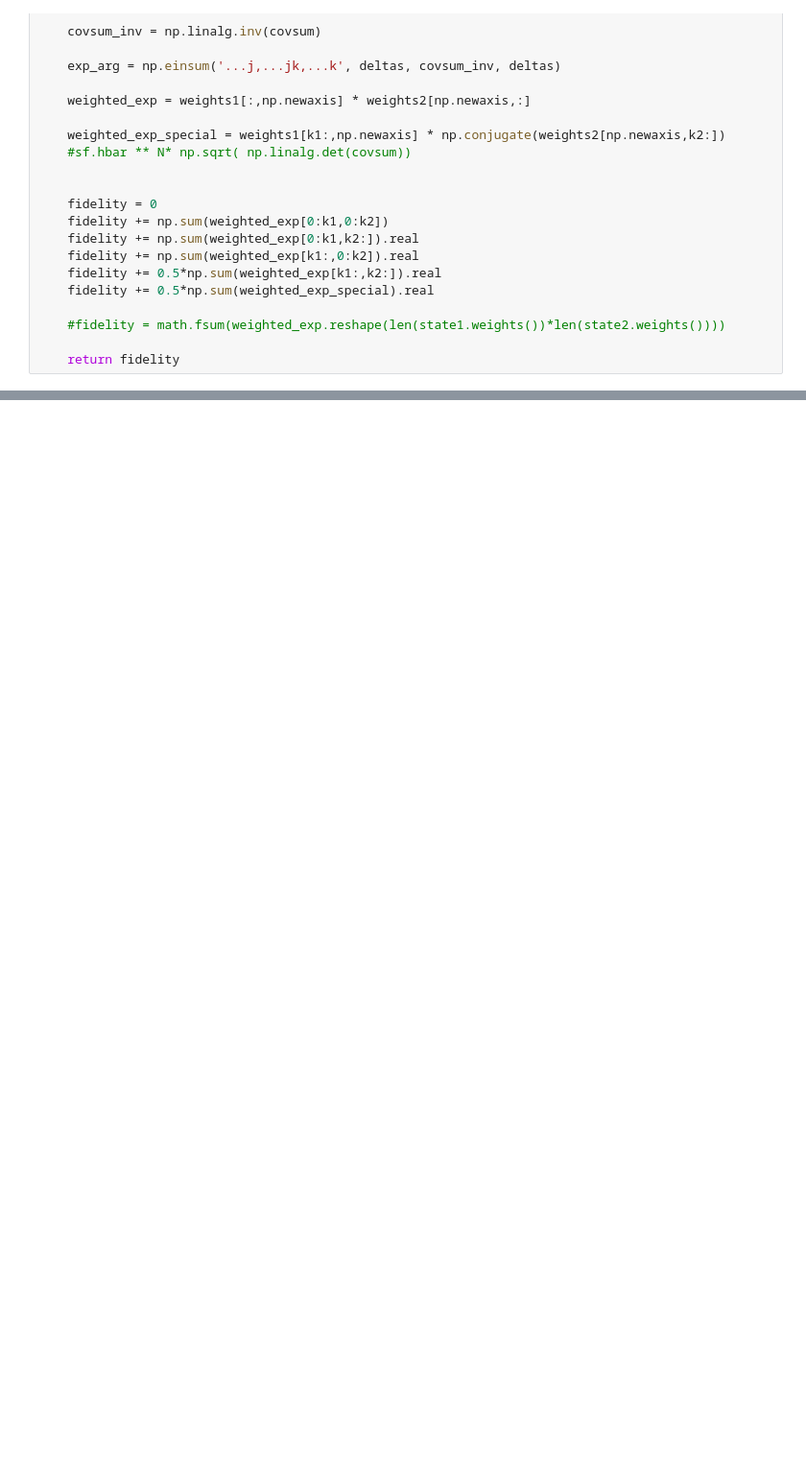
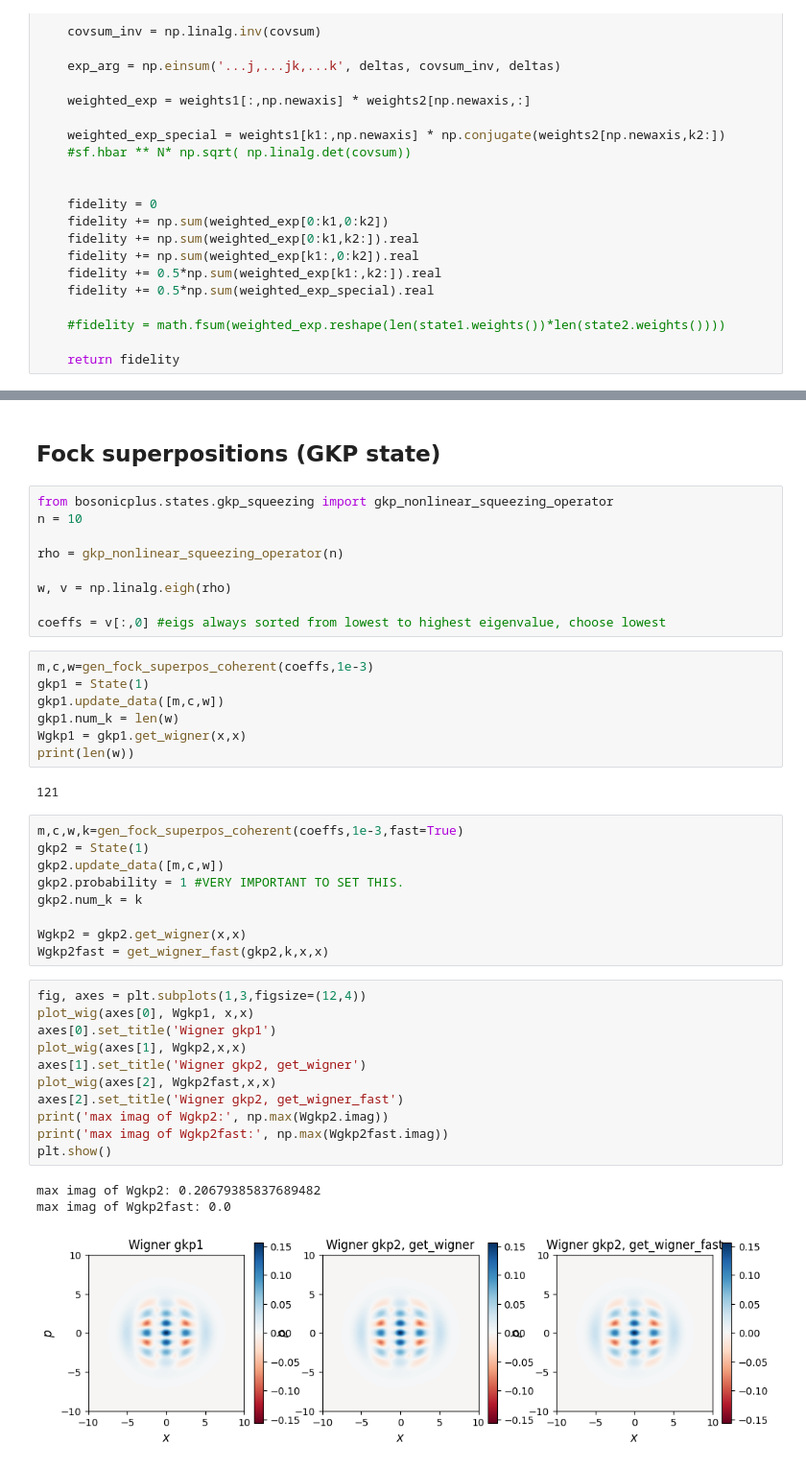
Before and after one commit to qpit/lcg_plus, a Jupyter notebook: inprogress/FockFast.ipynb, the cells around one changed output, grey strips where cells are left out. Shown at 96% size. Saved outputs shown, nothing was run; the diff lists cells and outputs as text; blank space fills up the shorter version.

```diff
--- a/inprogress/FockFast.ipynb
+++ b/inprogress/FockFast.ipynb
@@ -197,0 +195,44 @@ told/tnew 6.121737329098191
+# %% [markdown]
+## Fock superpositions (GKP state)
+# %%
+from bosonicplus.states.gkp_squeezing import gkp_nonlinear_squeezing_operator
+n = 10
+
+rho = gkp_nonlinear_squeezing_operator(n)
+
+w, v = np.linalg.eigh(rho)
+
+coeffs = v[:,0] #eigs always sorted from lowest to highest eigenvalue, choose lowest
+# %%
+m,c,w=gen_fock_superpos_coherent(coeffs,1e-3)
+gkp1 = State(1)
+gkp1.update_data([m,c,w])
+gkp1.num_k = len(w)
+Wgkp1 = gkp1.get_wigner(x,x)
+print(len(w))
+# %% [output]
+121
+# %%
+m,c,w,k=gen_fock_superpos_coherent(coeffs,1e-3,fast=True)
+gkp2 = State(1)
+gkp2.update_data([m,c,w])
+gkp2.probability = 1 #VERY IMPORTANT TO SET THIS.
+gkp2.num_k = k
+
+Wgkp2 = gkp2.get_wigner(x,x)
+Wgkp2fast = get_wigner_fast(gkp2,k,x,x)
+# %%
+fig, axes = plt.subplots(1,3,figsize=(12,4))
+plot_wig(axes[0], Wgkp1, x,x)
+axes[0].set_title('Wigner gkp1')
+plot_wig(axes[1], Wgkp2,x,x)
+axes[1].set_title('Wigner gkp2, get_wigner')
+plot_wig(axes[2], Wgkp2fast,x,x)
+axes[2].set_title('Wigner gkp2, get_wigner_fast')
+print('max imag of Wgkp2:', np.max(Wgkp2.imag))
+print('max imag of Wgkp2fast:', np.max(Wgkp2fast.imag))
+plt.show()
+# %% [output]
+max imag of Wgkp2: 0.20679385837689482
+max imag of Wgkp2fast: 0.0
+[figure, added]
```
Also changed, not shown: parts of 8 cells of this notebook, 1 other file.
